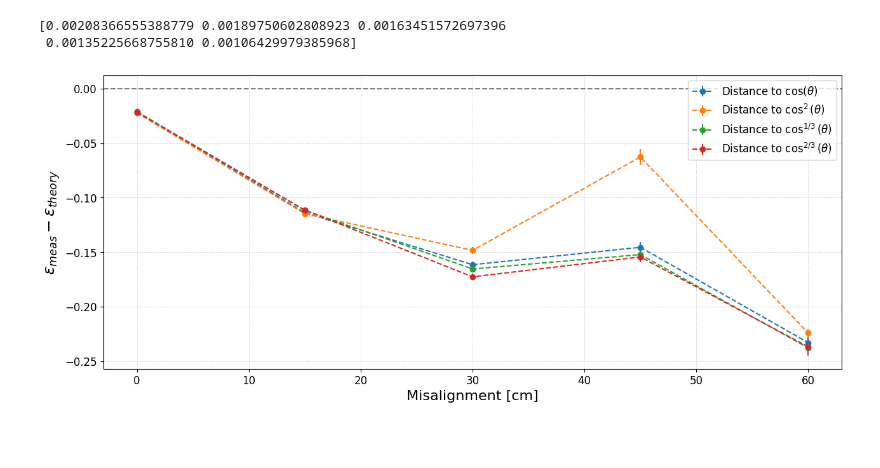
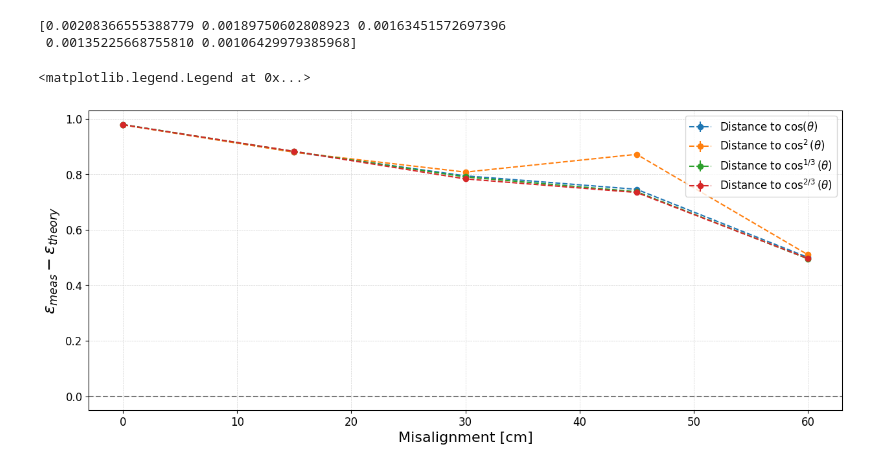
Before and after one commit to Matti-z/Lab-muons, a Jupyter notebook: simulazioni/tia/analisi/deadzones.ipynb, the cells around one changed output. Cells and saved outputs as stored; diff of their text form; code cells hidden in the pictures; blank space fills up the shorter version.

```diff
--- a/simulazioni/tia/analisi/deadzones.ipynb
+++ b/simulazioni/tia/analisi/deadzones.ipynb
@@ -345,32 +347,33 @@ plt.figure(figsize=(15, 6))
 # Loop through each of the 4 theoretical models
 for key in ['', 's', '1', '2']:
     # Convert ALL arrays to native numpy 64-bit floats to strip SymPy object wrappers
     y_model = np.array([results[t][key] for t in x], dtype=np.float64)
     sigma_model = np.array([errors[t][key] for t in x], dtype=np.float64)
     y_experimental = np.array(y_g, dtype=np.float64)
     err_p_numeric = np.array(err_g, dtype=np.float64)
 
     # Calculate (Experimental - Model) / Sigma safely
-    normalized_distance = (y_experimental - y_model) #/ np.sqrt(sigma_model**2 + err_p_numeric**2)
+    normalized_distance = (y_experimental /y_model)#/ np.sqrt(sigma_model**2 + err_p_numeric**2))
 
     # Plot the normalized distances as points connected by a dashed line
     plt.errorbar(x, normalized_distance, np.sqrt(sigma_model**2 + err_p_numeric**2), marker='o', linestyle='--', label=f"Distance to {labels[key]}")
 
 # --- STYLING THE PLOT ---
 plt.ylabel(r'$\epsilon_{meas} - \epsilon_{theory}$', fontsize=18)
 plt.xlabel('Misalignment [cm]', fontsize=16)
 plt.xticks(fontsize=12)
 plt.yticks(fontsize=12)
 
 # Horizontal line at 0 set to dashed ('--') as requested
 plt.axhline(0, color='black', linestyle='--', alpha=0.5)
 
 # Grid explicit configuration
 plt.grid(True, which='both', linestyle='--', linewidth=0.5, alpha=0.6)
 plt.xlim(-3, 63)
 plt.legend(loc='upper right', fontsize=12)
 
 # plt.show()
 # plt.savefig('g_eff_dist.pdf')
 # %% [output]
+<matplotlib.legend.Legend at 0x...>
-[figure, old version]
+[figure, new version]
```
Also changed, not shown: parts of 2 cells of this notebook, 6 other files.
